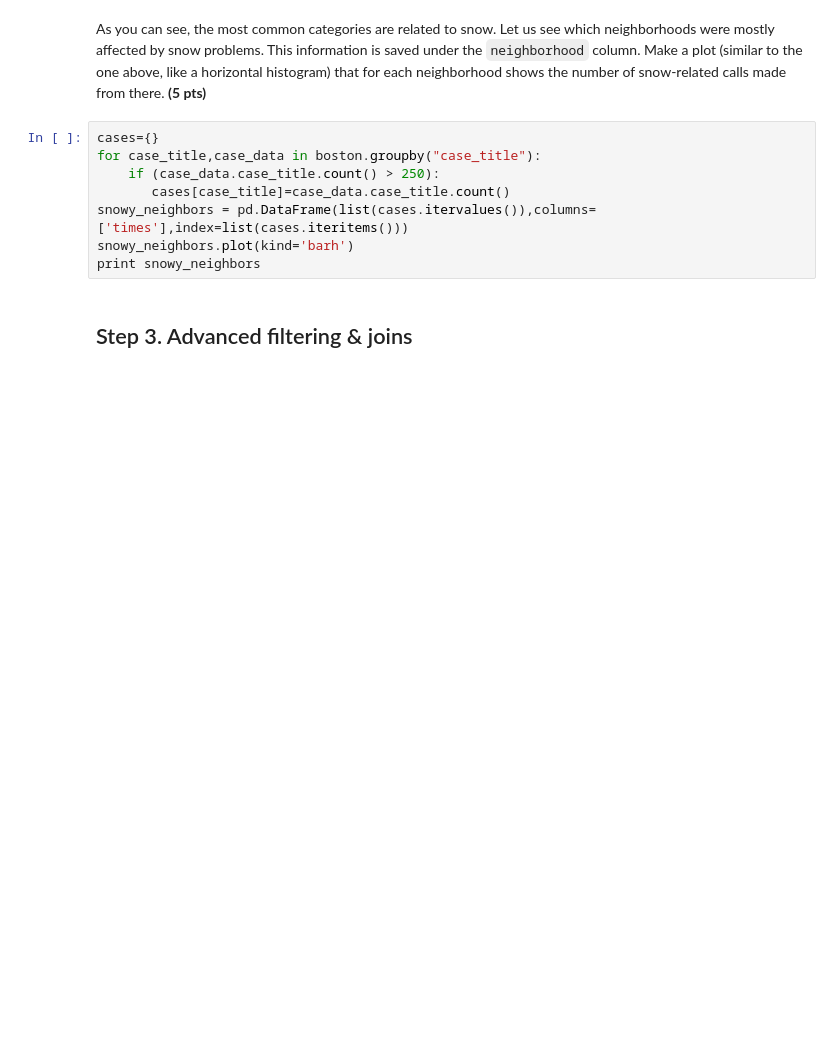
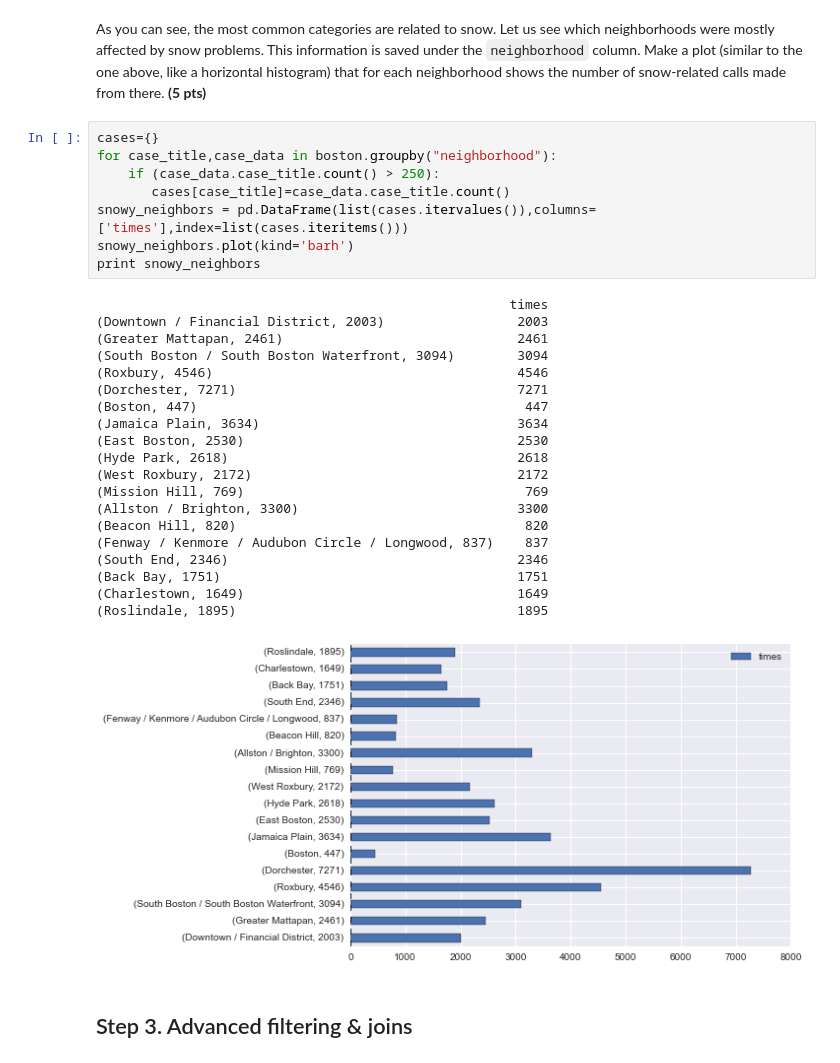
Before and after one commit to benlawson/spring-2015-homeworks, a Jupyter notebook: submissions/homework-2/2.Pandas-in-Boston.ipynb, the cells around one changed output. Cells and saved outputs as stored; diff of their text form; blank space fills up the shorter version.

```diff
--- a/submissions/homework-2/2.Pandas-in-Boston.ipynb
+++ b/submissions/homework-2/2.Pandas-in-Boston.ipynb
@@ -259,12 +259,33 @@ print more_than_250
 As you can see, the most common categories are related to snow. Let us see which neighborhoods were mostly affected by snow problems. This information is saved under the `neighborhood` column. Make a plot (similar to the one above, like a horizontal histogram) that for each neighborhood shows the number of snow-related calls made from there. **(5 pts)**
 # %%
 cases={}
-for case_title,case_data in boston.groupby("case_title"):
+for case_title,case_data in boston.groupby("neighborhood"):
     if (case_data.case_title.count() > 250):
        cases[case_title]=case_data.case_title.count()
 snowy_neighbors = pd.DataFrame(list(cases.itervalues()),columns=['times'],index=list(cases.iteritems()))
 snowy_neighbors.plot(kind='barh')
 print snowy_neighbors
+# %% [output]
+                                                     times
+(Downtown / Financial District, 2003)                 2003
+(Greater Mattapan, 2461)                              2461
+(South Boston / South Boston Waterfront, 3094)        3094
+(Roxbury, 4546)                                       4546
+(Dorchester, 7271)                                    7271
+(Boston, 447)                                          447
+(Jamaica Plain, 3634)                                 3634
+(East Boston, 2530)                                   2530
+(Hyde Park, 2618)                                     2618
+(West Roxbury, 2172)                                  2172
+(Mission Hill, 769)                                    769
+(Allston / Brighton, 3300)                            3300
+(Beacon Hill, 820)                                     820
+(Fenway / Kenmore / Audubon Circle / Longwood, 837)    837
+(South End, 2346)                                     2346
+(Back Bay, 1751)                                      1751
+(Charlestown, 1649)                                   1649
+(Roslindale, 1895)                                    1895
+[figure, added]
 # %% [markdown]
 ## Step 3. Advanced filtering & joins
 # %% [markdown]
```
Also changed, not shown: 1 other file.
